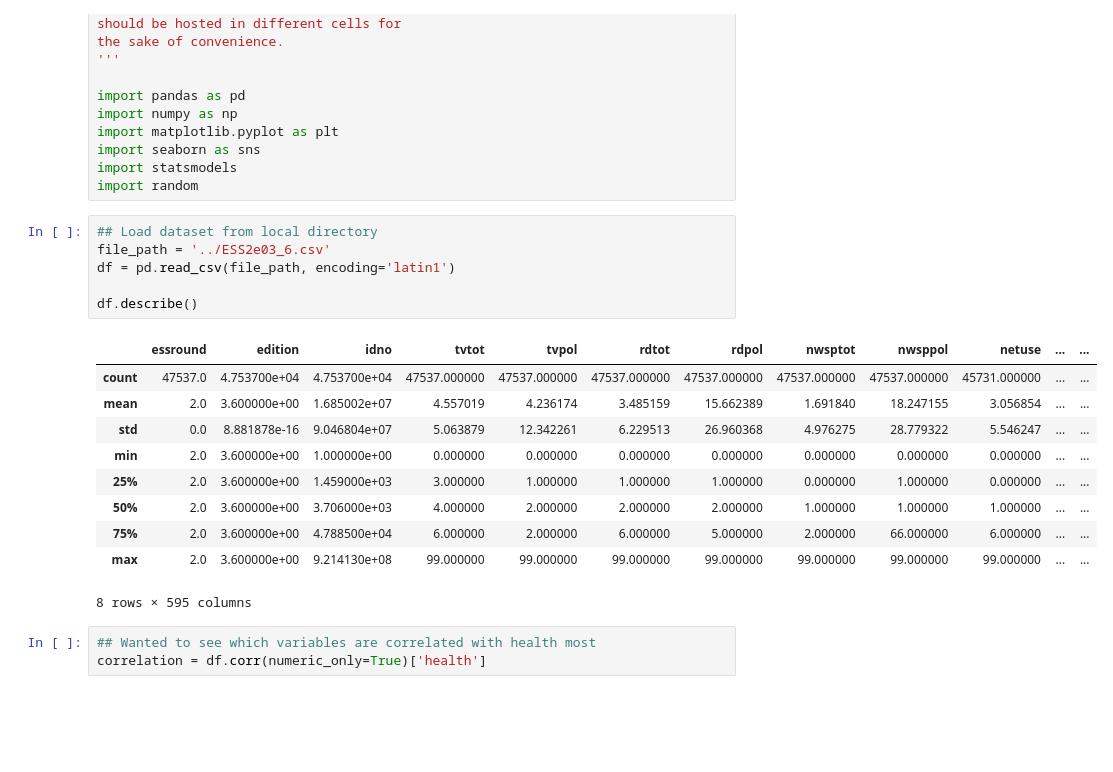
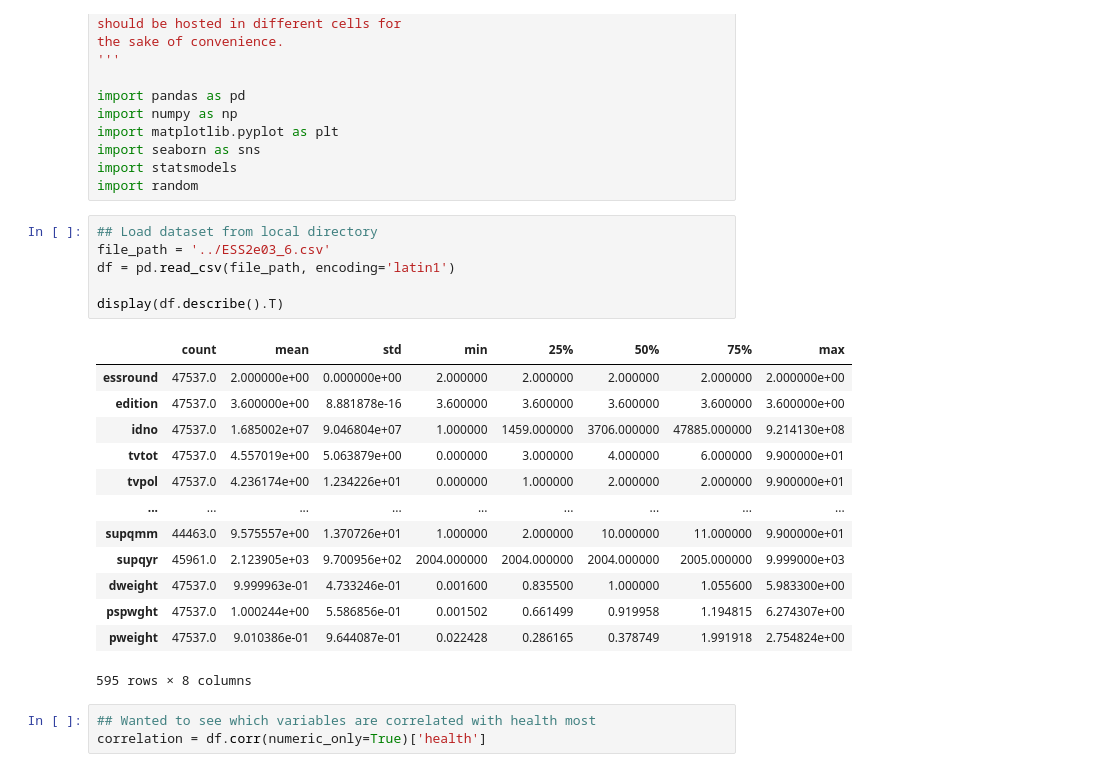
Before and after one commit to Kien-LeChi/python-data-analyics-year1, a Jupyter notebook: European Subjective General Health.ipynb, the cells around one changed output. Cells and saved outputs as stored; diff of their text form; blank space fills up the shorter version.

```diff
--- a/European Subjective General Health.ipynb
+++ b/European Subjective General Health.ipynb
@@ -19,20 +19,23 @@ import random
 # %%
 ## Load dataset from local directory
 file_path = '../ESS2e03_6.csv'
 df = pd.read_csv(file_path, encoding='latin1')
 
-df.describe()
+display(df.describe().T)
 # %% [output]
-|  | essround | edition | idno | tvtot | tvpol | rdtot | rdpol | nwsptot | nwsppol | netuse | ... | ... |
-| count | 47537.0 | 4.753700e+04 | 4.753700e+04 | 47537.000000 | 47537.000000 | 47537.000000 | 47537.000000 | 47537.000000 | 47537.000000 | 45731.000000 | ... | ... |
-| mean | 2.0 | 3.600000e+00 | 1.685002e+07 | 4.557019 | 4.236174 | 3.485159 | 15.662389 | 1.691840 | 18.247155 | 3.056854 | ... | ... |
-| std | 0.0 | 8.881878e-16 | 9.046804e+07 | 5.063879 | 12.342261 | 6.229513 | 26.960368 | 4.976275 | 28.779322 | 5.546247 | ... | ... |
-| min | 2.0 | 3.600000e+00 | 1.000000e+00 | 0.000000 | 0.000000 | 0.000000 | 0.000000 | 0.000000 | 0.000000 | 0.000000 | ... | ... |
-| 25% | 2.0 | 3.600000e+00 | 1.459000e+03 | 3.000000 | 1.000000 | 1.000000 | 1.000000 | 0.000000 | 1.000000 | 0.000000 | ... | ... |
-| 50% | 2.0 | 3.600000e+00 | 3.706000e+03 | 4.000000 | 2.000000 | 2.000000 | 2.000000 | 1.000000 | 1.000000 | 1.000000 | ... | ... |
-| 75% | 2.0 | 3.600000e+00 | 4.788500e+04 | 6.000000 | 2.000000 | 6.000000 | 5.000000 | 2.000000 | 66.000000 | 6.000000 | ... | ... |
-| max | 2.0 | 3.600000e+00 | 9.214130e+08 | 99.000000 | 99.000000 | 99.000000 | 99.000000 | 99.000000 | 99.000000 | 99.000000 | ... | ... |
+|  | count | mean | std | min | 25% | 50% | 75% | max |
+| essround | 47537.0 | 2.000000e+00 | 0.000000e+00 | 2.000000 | 2.000000 | 2.000000 | 2.000000 | 2.000000e+00 |
+| edition | 47537.0 | 3.600000e+00 | 8.881878e-16 | 3.600000 | 3.600000 | 3.600000 | 3.600000 | 3.600000e+00 |
+| idno | 47537.0 | 1.685002e+07 | 9.046804e+07 | 1.000000 | 1459.000000 | 3706.000000 | 47885.000000 | 9.214130e+08 |
+| tvtot | 47537.0 | 4.557019e+00 | 5.063879e+00 | 0.000000 | 3.000000 | 4.000000 | 6.000000 | 9.900000e+01 |
+| tvpol | 47537.0 | 4.236174e+00 | 1.234226e+01 | 0.000000 | 1.000000 | 2.000000 | 2.000000 | 9.900000e+01 |
+| ... | ... | ... | ... | ... | ... | ... | ... | ... |
+| supqmm | 44463.0 | 9.575557e+00 | 1.370726e+01 | 1.000000 | 2.000000 | 10.000000 | 11.000000 | 9.900000e+01 |
+| supqyr | 45961.0 | 2.123905e+03 | 9.700956e+02 | 2004.000000 | 2004.000000 | 2004.000000 | 2005.000000 | 9.999000e+03 |
+| dweight | 47537.0 | 9.999963e-01 | 4.733246e-01 | 0.001600 | 0.835500 | 1.000000 | 1.055600 | 5.983300e+00 |
+| pspwght | 47537.0 | 1.000244e+00 | 5.586856e-01 | 0.001502 | 0.661499 | 0.919958 | 1.194815 | 6.274307e+00 |
+| pweight | 47537.0 | 9.010386e-01 | 9.644087e-01 | 0.022428 | 0.286165 | 0.378749 | 1.991918 | 2.754824e+00 |
-8 rows × 595 columns
+595 rows × 8 columns
 # %%
 ## Wanted to see which variables are correlated with health most
 correlation = df.corr(numeric_only=True)['health']
```
Also changed, not shown: parts of 6 cells of this notebook.
